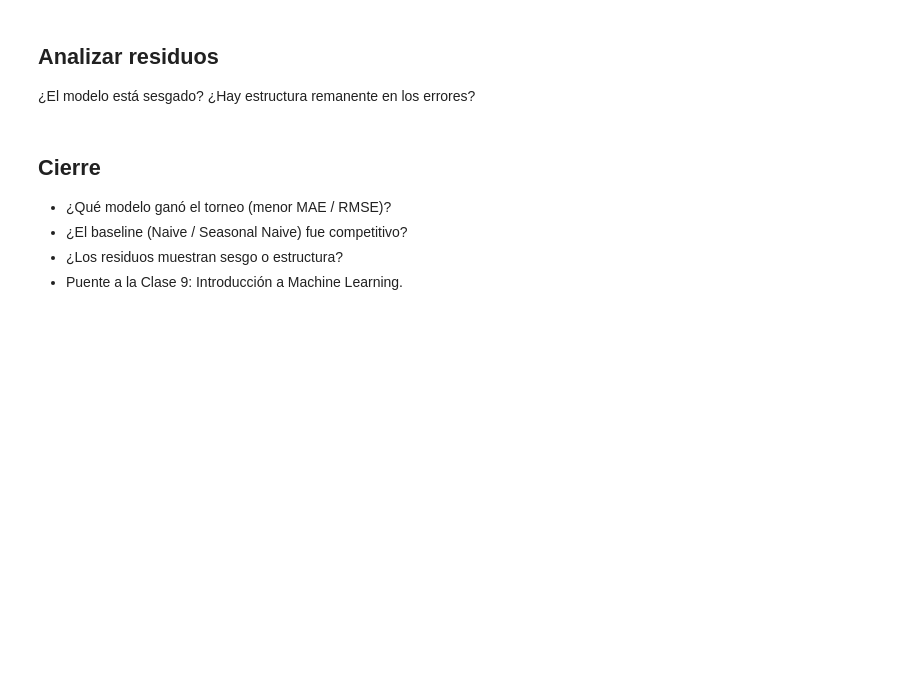
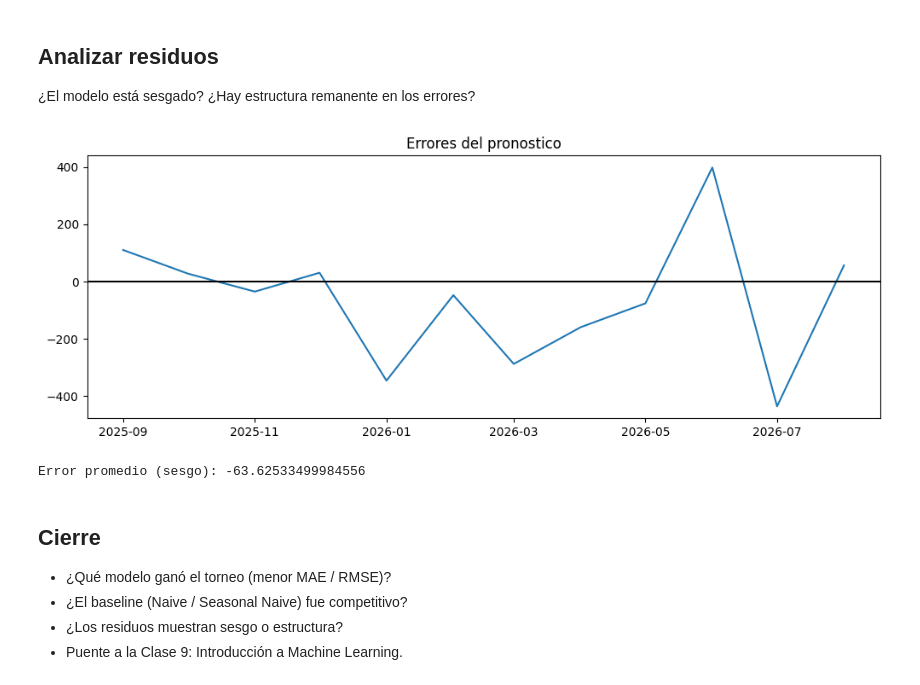
Before and after one commit to Gabriel44svg/taller_pandas_csv, a Jupyter notebook: clase8_forecasting/notebooks/01_live_coding_ventas_mensuales.ipynb, the cells around one changed output. Cells and saved outputs as stored; diff of their text form; code cells hidden in the pictures; blank space fills up the shorter version.

```diff
--- a/clase8_forecasting/notebooks/01_live_coding_ventas_mensuales.ipynb
+++ b/clase8_forecasting/notebooks/01_live_coding_ventas_mensuales.ipynb
@@ -70,12 +81,12 @@ Descomentar al iniciar la sesión.
 # %%
 # Paso 3: dividir train/test respetando el orden temporal
 #
-# train = df.iloc[:-12].copy()
+train = df.iloc[:-12].copy()
 #
-# test = df.iloc[-12:].copy()
+test = df.iloc[-12:].copy()
 #
-# print("Train:", train.shape)
-# print("Test:", test.shape)
+print("Train:", train.shape)
+print("Test:", test.shape)
 #
-# print(train.index.min(), train.index.max())
-# print(test.index.min(), test.index.max())
+print(train.index.min(), train.index.max())
+print(test.index.min(), test.index.max())
@@ -252,15 +344,18 @@ Usando el mejor modelo (ajustar la variable `pred_ganador` según el torneo).
 # %%
 # Calcular y graficar los residuos del modelo ganador
 #
-# residuos = test["ventas"] - pred_ganador
+residuos = test["ventas"] - pred_ganador
 #
-# plt.figure(figsize=(12, 4))
-# plt.plot(residuos)
-# plt.axhline(0, color="black")
-# plt.title("Errores del pronostico")
-# plt.show()
+plt.figure(figsize=(12, 4))
+plt.plot(residuos)
+plt.axhline(0, color="black")
+plt.title("Errores del pronostico")
+plt.show()
 #
-# print("Error promedio (sesgo):", residuos.mean())
+print("Error promedio (sesgo):", residuos.mean())
+# %% [output]
+[figure, added]
+Error promedio (sesgo): -63.62533499984556
 # %% [markdown]
 ## Cierre
 - ¿Qué modelo ganó el torneo (menor MAE / RMSE)?
```
Also changed, not shown: parts of 14 cells of this notebook, 18 other files.
